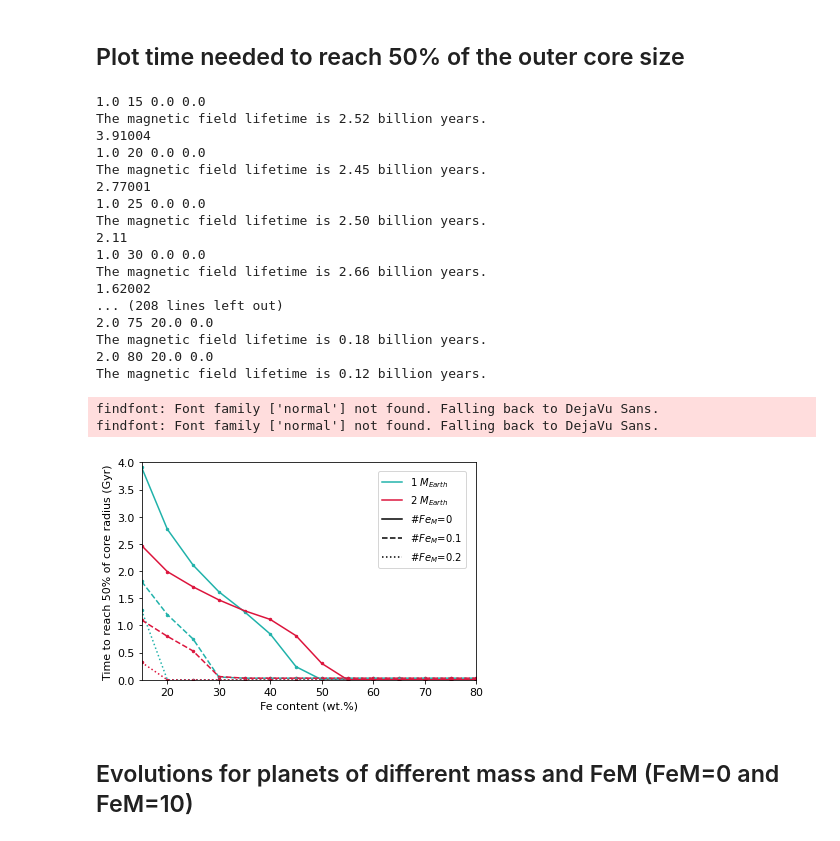
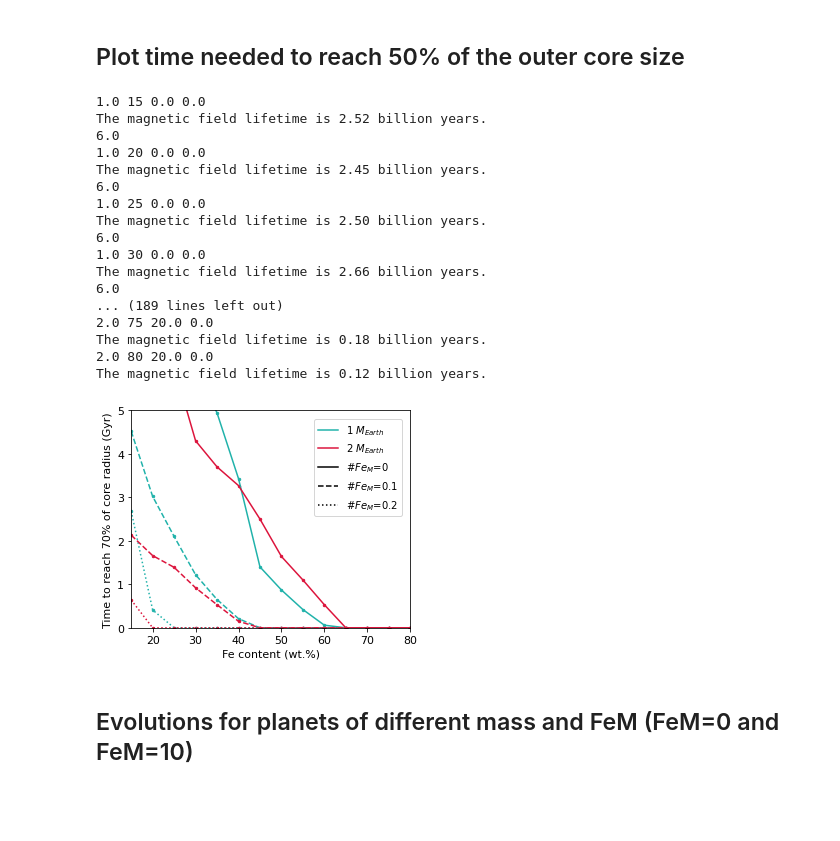
Before and after one commit to irenebonati/exo-cores, a Jupyter notebook: Planets_Evolution.ipynb, the cells around one changed output. Cells and saved outputs as stored; diff of their text form; code cells hidden in the pictures; blank space fills up the shorter version.

```diff
--- a/Planets_Evolution.ipynb
+++ b/Planets_Evolution.ipynb
@@ -47,8 +49,8 @@ bamako_r = reverse_colourmap(bamako)
 # %% [markdown]
 ## Look at one case with a given planetary mass, bulk and mantle iron content, and light element fraction
 # %%
-Mp  = 1.0
-XFe = 80.
+Mp  = 2.0
+XFe = 75.
 FeM = 0.
 S = 0.1
 
@@ -119,6 +124,7 @@ r_IC_end = np.zeros((len(Fe),len(Masses)*len(Fe_mantle)))
 r_IC_beginning = np.zeros_like(r_IC_end)
 MF_lifetime = np.zeros_like(r_IC_end)
 MF_strength = np.zeros_like(r_IC_end)
+MF_surface = np.zeros_like(r_IC_end)
 tIC_80 = np.zeros_like(r_IC_end)
 r_OC = np.zeros_like(r_IC_end)
 
@@ -142,6 +148,8 @@ for m,iron_mantle in enumerate(Fe_mantle):
             #print (evo.t_mf)
             tIC_80[j,i+m*len(Masses)] = evo.t_80/1e9
             MF_strength[j,i+m*len(Masses)] = np.max(evo.M_ratio)
+            MF_surface[j,i+m*len(Masses)] = np.max(evo.Bs*1e6)
+            print (MF_surface[j,i+m*len(Masses)])
 # %% [output]
 0.8 15 0.0 0.0
 The magnetic field lifetime is 1.97 billion years.
@@ -328,6 +340,8 @@ for m,iron_mantle in enumerate(Fe_mantle):
             tIC_80_0[j,i+m*len(Masses)] = evo.t_80/1e9
             if evo.t_80/1e9<0.04:
                 tIC_80_0[j,i+m*len(Masses)]=0.
+            if evo.t_80==0.:
+                tIC_80_0[j,i+m*len(Masses)]=6.
             print (tIC_80_0[j,i+m*len(Masses)])
 
 Fe_mantle = [10.]
@@ -348,8 +362,7 @@ for m,iron_mantle in enumerate(Fe_mantle):
 
             tIC_80_10[j,i+m*len(Masses)] = evo.t_80/1e9
             if evo.t_80/1e9<0.04:
-                tIC_80_10[j,i+m*len(Masses)] ==0.
-            print (tIC_80_10[j,i+m*len(Masses)])
+                tIC_80_10[j,i+m*len(Masses)] =0.
 
 Fe_mantle = [20.]
 tIC_80_20 = np.zeros_like(r_IC_end)
@@ -373,17 +386,17 @@ for m,iron_mantle in enumerate(Fe_mantle):
 # %% [output]
 1.0 15 0.0 0.0
 The magnetic field lifetime is 2.52 billion years.
-3.91004
+6.0
 1.0 20 0.0 0.0
 The magnetic field lifetime is 2.45 billion years.
-2.77001
+6.0
 1.0 25 0.0 0.0
 The magnetic field lifetime is 2.50 billion years.
-2.11
+6.0
 1.0 30 0.0 0.0
 The magnetic field lifetime is 2.66 billion years.
-1.62002
-... (208 lines left out)
+6.0
+... (189 lines left out)
 2.0 75 20.0 0.0
 The magnetic field lifetime is 0.18 billion years.
 2.0 80 20.0 0.0
@@ -391,39 +404,36 @@ The magnetic field lifetime is 0.12 billion years.
 # %%
 labels = ["1 $M_{Earth}$","2 $M_{Earth}$"]
 colors = ["lightseagreen","crimson"]
 font = {'family' : 'normal',
         'weight' : 'normal',
         'size'   : 11}
 
 plt.rc('font', **font)
-plt.figure()
+plt.figure(figsize=[5,4])
 for i in range(len(Masses)):
-
     plt.plot(F[:,i],tIC_80_0[:,i],label=labels[i],color=colors[i],linestyle='-')
     plt.scatter(F[:,i],tIC_80_0[:,i],color=colors[i],s=6)
     plt.plot(F[:,i],tIC_80_10[:,i],color=colors[i],linestyle='--')
     plt.scatter(F[:,i],tIC_80_10[:,i],color=colors[i],s=6)
     plt.plot(F[:,i],tIC_80_20[:,i],color=colors[i],linestyle=':')
     plt.scatter(F[:,i],tIC_80_20[:,i],color=colors[i],s=6)
 plt.legend()
 plt.xlabel('Fe content (wt.%)')
-plt.ylabel('Time to reach 50% of core radius (Gyr)')
+plt.ylabel('Time to reach 70% of core radius (Gyr)')
 plt.xlim([15,80])
-plt.ylim([0.,4])
+plt.ylim([0.,5.])
 ax = plt.gca()
 display = (0,1,2,3,4)
 FeM_0 = plt.Line2D((0,1),(0,0), color='k')
 FeM_10 = plt.Line2D((0,1),(0,0), color='k',marker='',linestyle='--')
 FeM_20 = plt.Line2D((0,1),(0,0), color='k',marker='',linestyle=':')
 handles, labels = ax.get_legend_handles_labels()
 ax.legend([handle for i,handle in enumerate(handles) if i in display]+[FeM_0,FeM_10,FeM_20],
 [label for i,label in enumerate(labels) if i in display]+['#$Fe_{M}$=0','#$Fe_{M}$=0.1', '#$Fe_{M}$=0.2' ],bbox_to_anchor=(0.97,0.96),borderaxespad=0.,fontsize=10)
-plt.savefig(plots_folder+"50%core.pdf")
+plt.savefig(plots_folder+"70%core.pdf")
 plt.show()
 # %% [output]
-findfont: Font family ['normal'] not found. Falling back to DejaVu Sans.
-findfont: Font family ['normal'] not found. Falling back to DejaVu Sans.
-[figure, old version]
+[figure, new version]
 # %% [markdown]
 ## Evolutions for planets of different mass and FeM (FeM=0 and FeM=10)
 # %%
```
Also changed, not shown: parts of 13 cells of this notebook, 4 other files.
